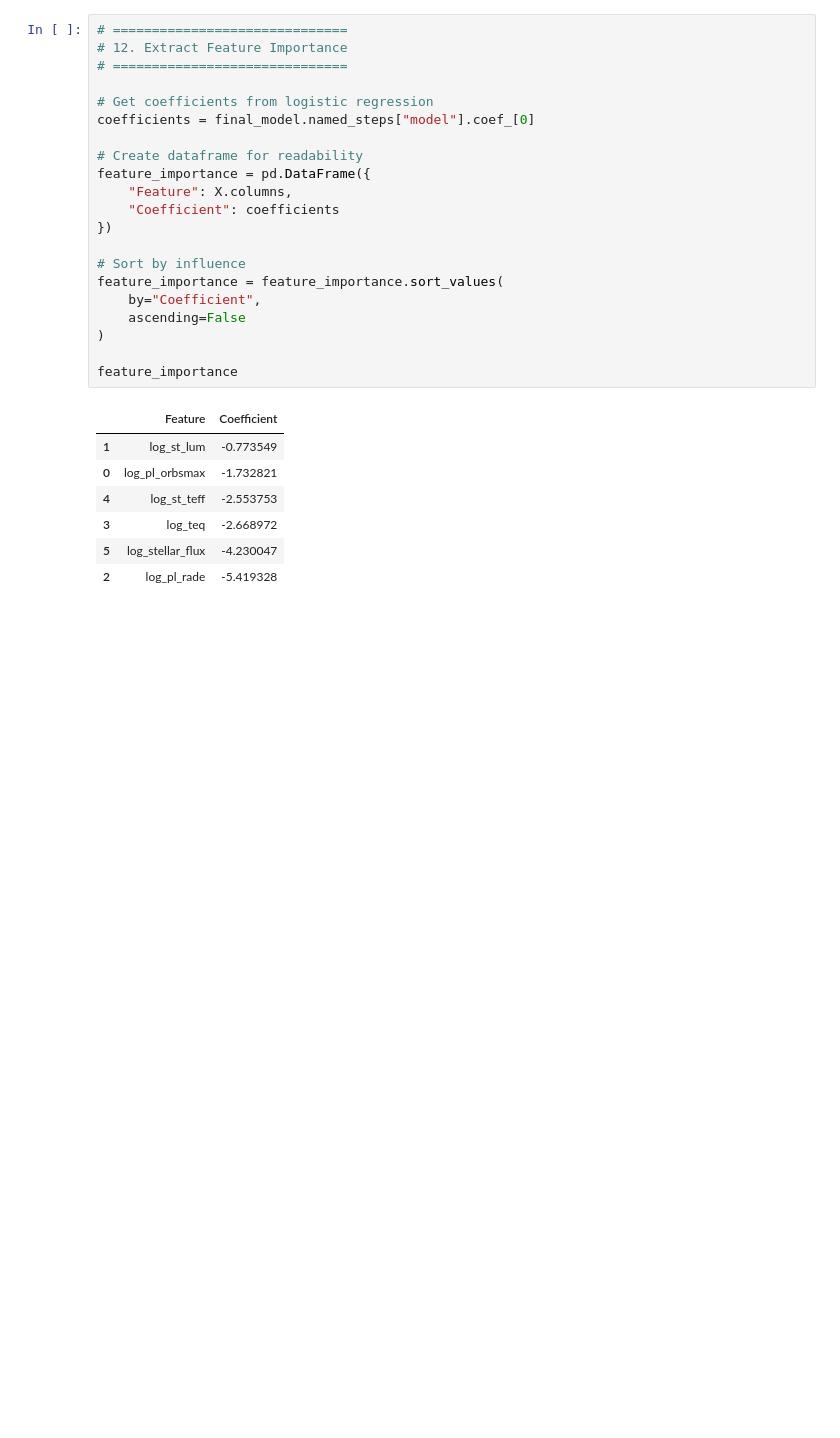
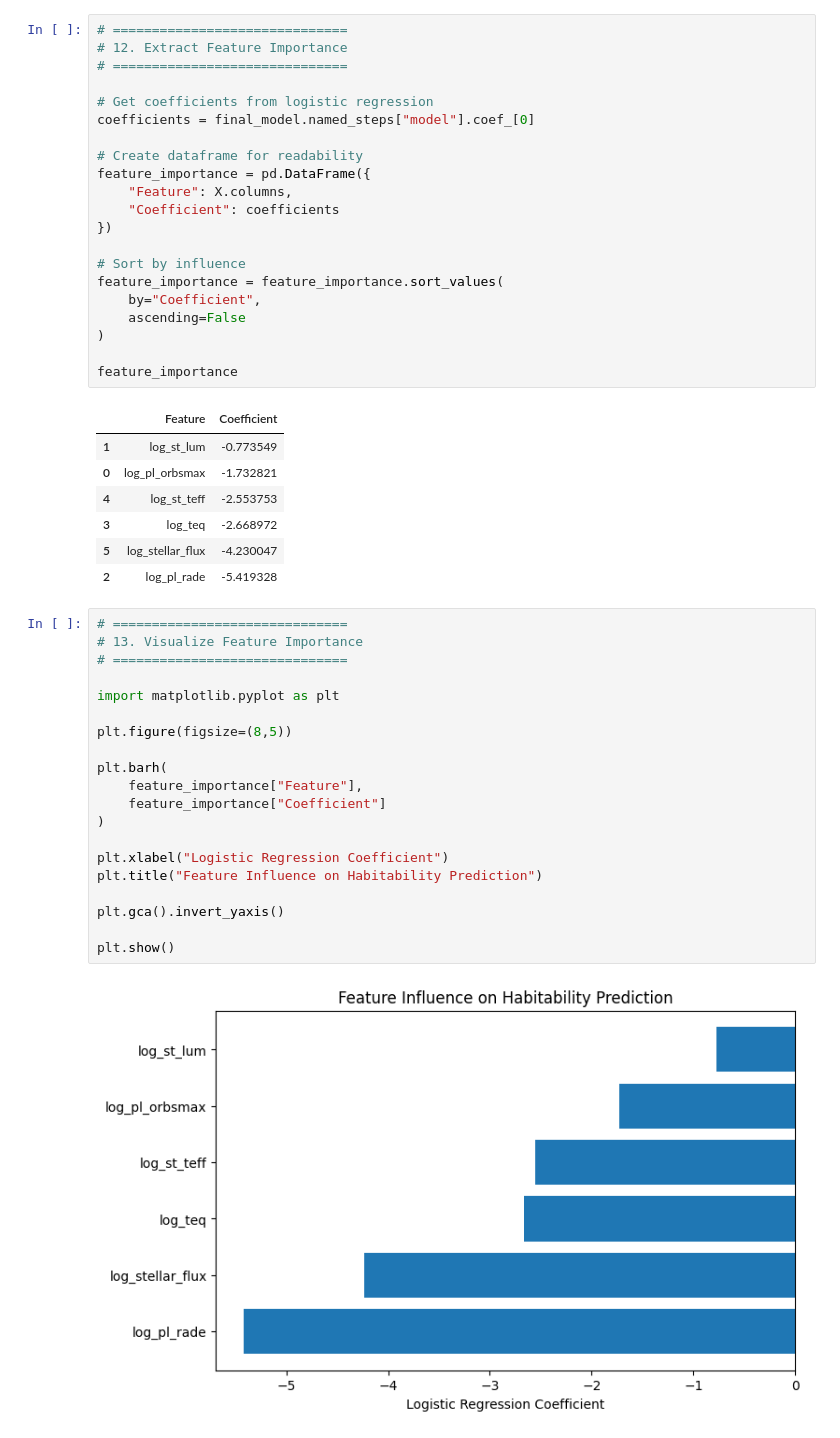
Before and after one commit to Samyukthaa-GR/exoplanet-habitability-project, a Jupyter notebook: notebooks/08_model_pipeline.ipynb, the cells around one changed output. Cells and saved outputs as stored; diff of their text form; blank space fills up the shorter version.

Commit message:
Add feature importance visualization for logistic regression model

```diff
--- a/notebooks/08_model_pipeline.ipynb
+++ b/notebooks/08_model_pipeline.ipynb
@@ -347,3 +347,25 @@ feature_importance
 | 3 | log_teq | -2.668972 |
 | 5 | log_stellar_flux | -4.230047 |
 | 2 | log_pl_rade | -5.419328 |
+# %%
+# ==============================
+# 13. Visualize Feature Importance
+# ==============================
+
+import matplotlib.pyplot as plt
+
+plt.figure(figsize=(8,5))
+
+plt.barh(
+    feature_importance["Feature"],
+    feature_importance["Coefficient"]
+)
+
+plt.xlabel("Logistic Regression Coefficient")
+plt.title("Feature Influence on Habitability Prediction")
+
+plt.gca().invert_yaxis()
+
+plt.show()
+# %% [output]
+[figure, added]
```
